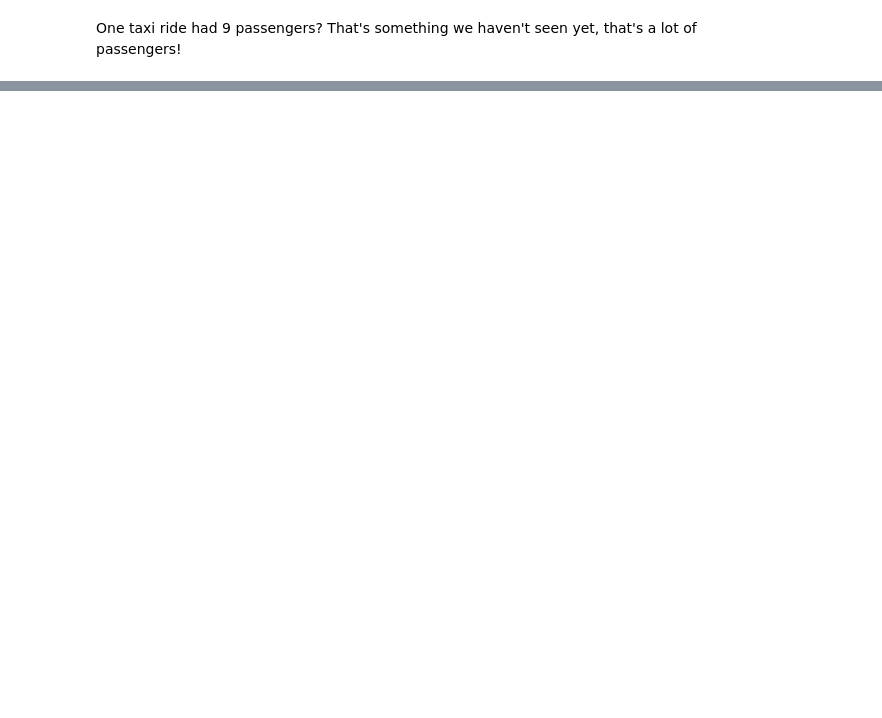
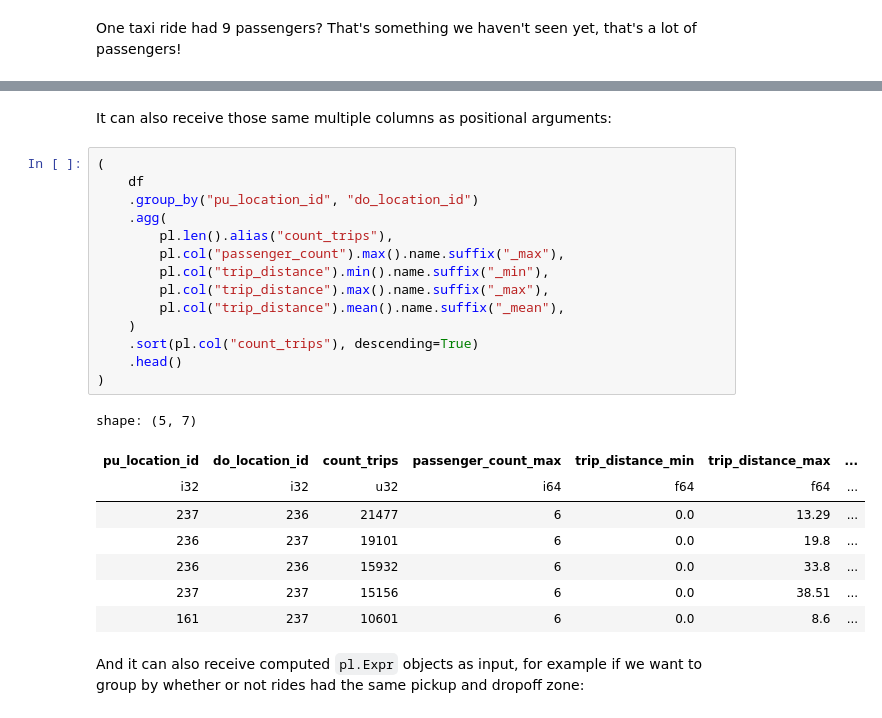
Before and after one commit to kalona/polars-for-data-science-oreilly-course, a Jupyter notebook: notebooks/5. Data Manipulation III - Grouping and Aggregation.ipynb, the cells around one changed output, grey strips where cells are left out. Drawn from its saved outputs; the diff is of its cells as text; blank space fills up the shorter version.

```diff
--- a/notebooks/5. Data Manipulation III - Grouping and Aggregation.ipynb
+++ b/notebooks/5. Data Manipulation III - Grouping and Aggregation.ipynb
@@ -60,0 +110,27 @@ But what if we wanted to know these statistics for the different pickup zones? T
+# %% [markdown]
+It can also receive those same multiple columns as positional arguments:
+# %%
+(
+    df
+    .group_by("pu_location_id", "do_location_id")
+    .agg(
+        pl.len().alias("count_trips"),
+        pl.col("passenger_count").max().name.suffix("_max"),
+        pl.col("trip_distance").min().name.suffix("_min"),
+        pl.col("trip_distance").max().name.suffix("_max"),
+        pl.col("trip_distance").mean().name.suffix("_mean"),
+    )
+    .sort(pl.col("count_trips"), descending=True)
+    .head()
+)
+# %% [output]
+shape: (5, 7)
+| pu_location_id | do_location_id | count_trips | passenger_count_max | trip_distance_min | trip_distance_max | ... |
+| i32 | i32 | u32 | i64 | f64 | f64 | ... |
+| 237 | 236 | 21477 | 6 | 0.0 | 13.29 | ... |
+| 236 | 237 | 19101 | 6 | 0.0 | 19.8 | ... |
+| 236 | 236 | 15932 | 6 | 0.0 | 33.8 | ... |
+| 237 | 237 | 15156 | 6 | 0.0 | 38.51 | ... |
+| 161 | 237 | 10601 | 6 | 0.0 | 8.6 | ... |
+# %% [markdown]
+And it can also receive computed `pl.Expr` objects as input, for example if we want to group by whether or not rides had the same pickup and dropoff zone:
```
Also changed, not shown: parts of 41 cells of this notebook, 2 other files.
